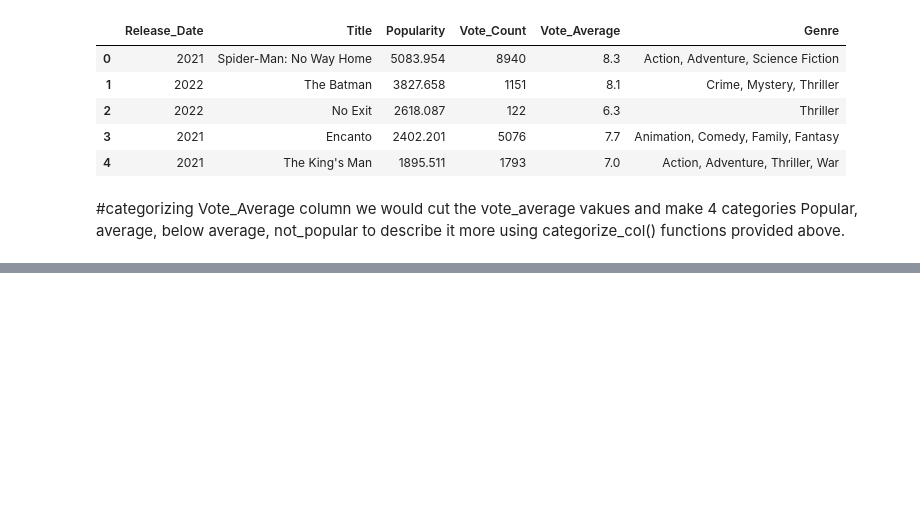
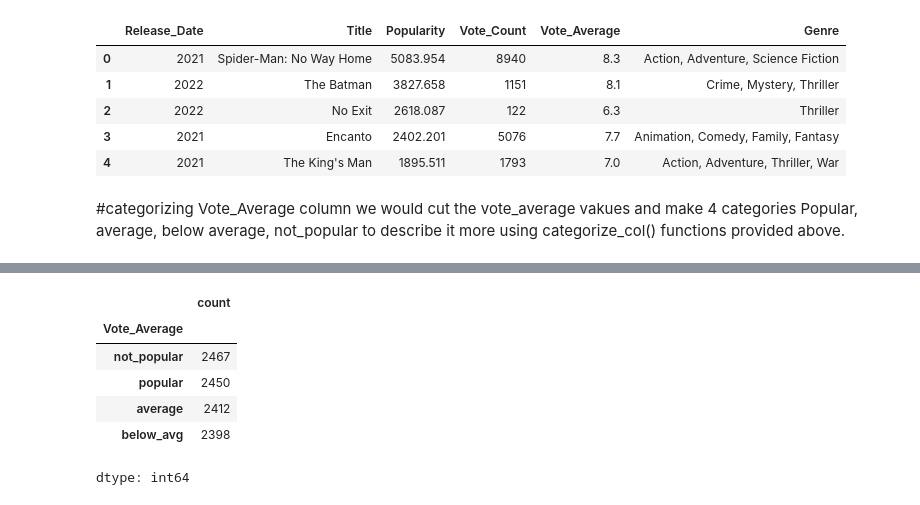
Before and after one commit to Roshanshres/netflix-data-analysis, a Jupyter notebook: netflix_data_analysis.ipynb, the cells around one changed output, grey strips where cells are left out. Saved outputs shown, nothing was run; the diff lists cells and outputs as text; code cells hidden in the pictures; blank space fills up the shorter version.

```diff
--- a/netflix_data_analysis.ipynb
+++ b/netflix_data_analysis.ipynb
@@ -149,0 +166,10 @@ def categorize_col(df, col, labels):
+# %%
+df['Vote_Average'].value_counts()
+# %% [output]
+|  | count |
+| Vote_Average |  |
+| not_popular | 2467 |
+| popular | 2450 |
+| average | 2412 |
+| below_avg | 2398 |
+dtype: int64
```
Also changed, not shown: parts of 4 cells of this notebook.
